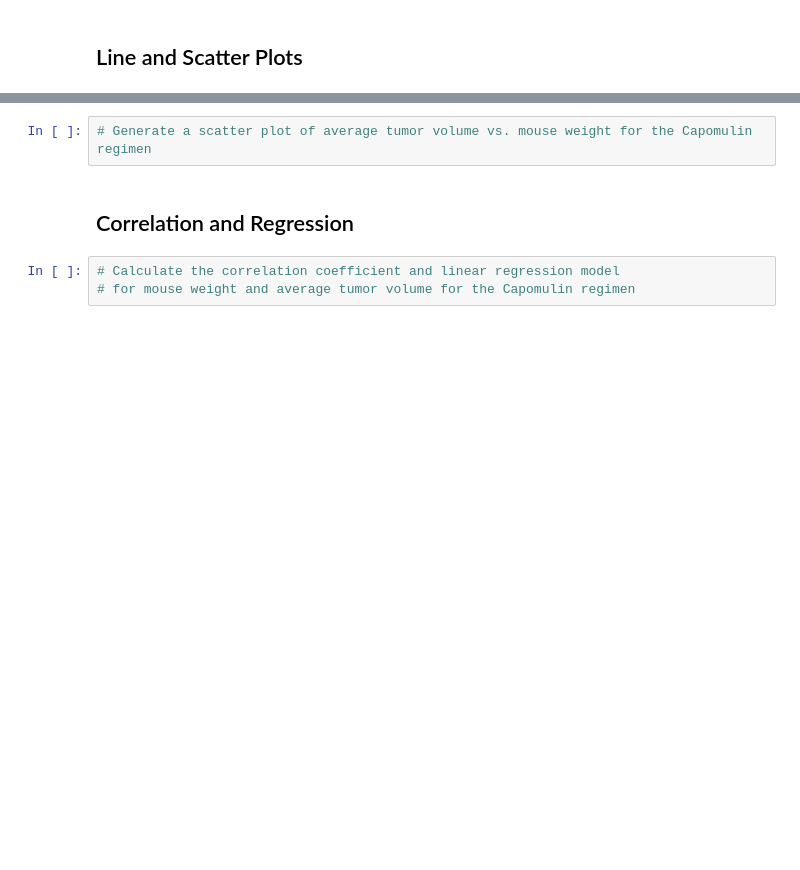
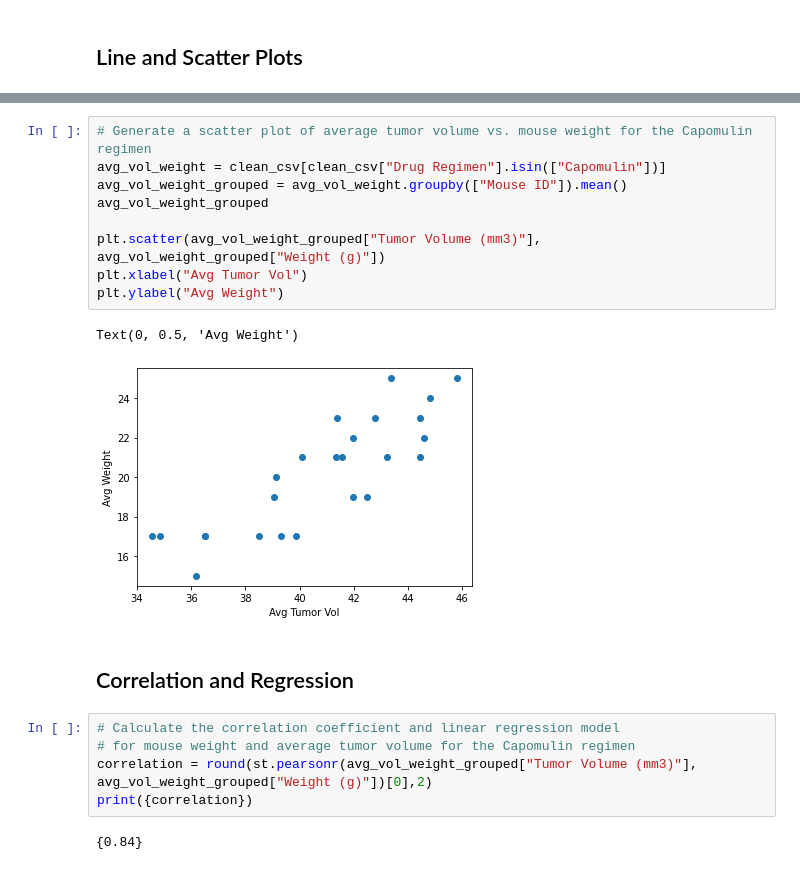
Before and after one commit to vsanga04/Matplotlib, a Jupyter notebook: Pymaceuticals/pymaceuticals_starter.ipynb, the cells around one changed output, grey strips where cells are left out. Drawn from its saved outputs; the diff is of its cells as text; blank space fills up the shorter version.

```diff
--- a/Pymaceuticals/pymaceuticals_starter.ipynb
+++ b/Pymaceuticals/pymaceuticals_starter.ipynb
@@ -311,7 +340,21 @@ ValueError: Lengths must match to compare
 # %%
 # Generate a scatter plot of average tumor volume vs. mouse weight for the Capomulin regimen
+avg_vol_weight = clean_csv[clean_csv["Drug Regimen"].isin(["Capomulin"])]
+avg_vol_weight_grouped = avg_vol_weight.groupby(["Mouse ID"]).mean()
+avg_vol_weight_grouped
+
+plt.scatter(avg_vol_weight_grouped["Tumor Volume (mm3)"], avg_vol_weight_grouped["Weight (g)"])
+plt.xlabel("Avg Tumor Vol")
+plt.ylabel("Avg Weight")
+# %% [output]
+Text(0, 0.5, 'Avg Weight')
+[figure, added]
 # %% [markdown]
 ## Correlation and Regression
 # %%
 # Calculate the correlation coefficient and linear regression model
 # for mouse weight and average tumor volume for the Capomulin regimen
+correlation = round(st.pearsonr(avg_vol_weight_grouped["Tumor Volume (mm3)"], avg_vol_weight_grouped["Weight (g)"])[0],2)
+print({correlation})
+# %% [output]
+{0.84}
```
Also changed, not shown: parts of 7 cells of this notebook.
